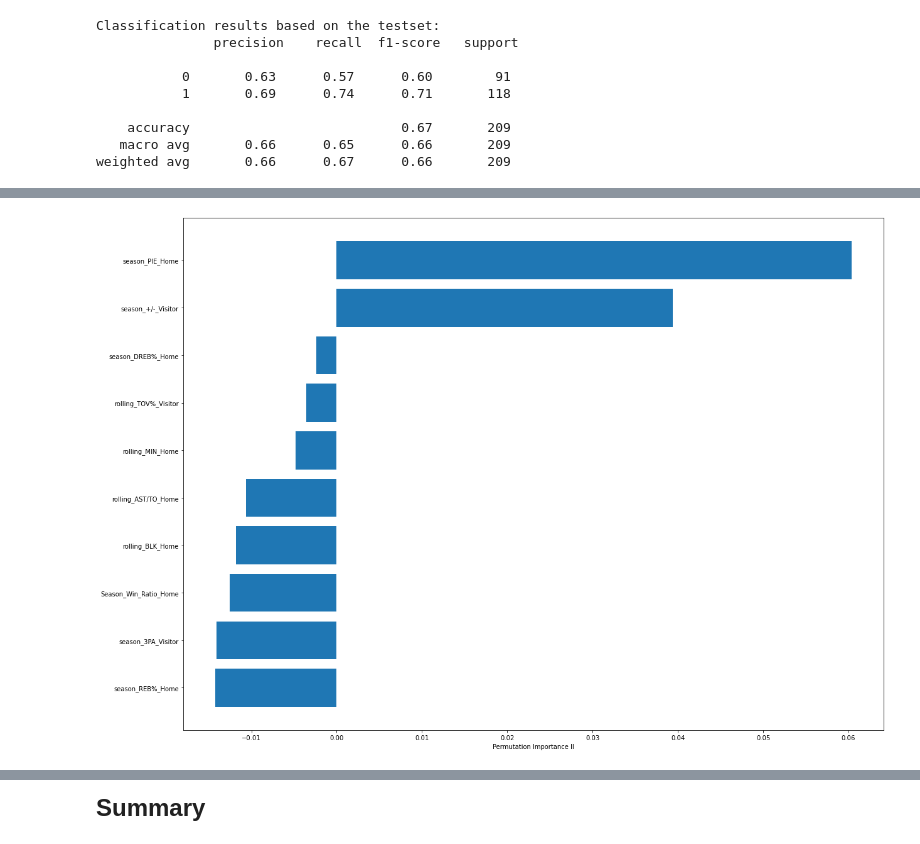
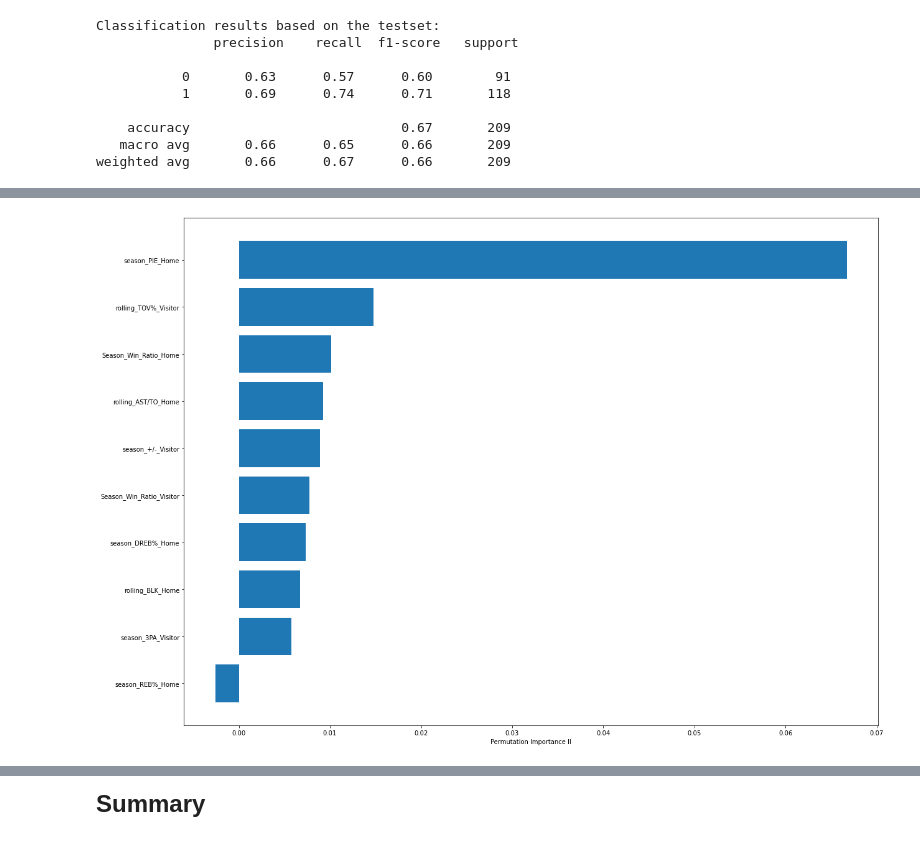
Before and after one commit to wt0034/Springboard, a Jupyter notebook: Capstone 3/Capstone 3.ipynb, the cells around one changed output, grey strips where cells are left out. Cells and saved outputs as stored; diff of their text form; code cells hidden in the pictures.

```diff
--- a/Capstone 3/Capstone 3.ipynb
+++ b/Capstone 3/Capstone 3.ipynb
@@ -847,6 +846,6 @@ Fitting 5 folds for each of 80 candidates, totalling 400 fits
 # %%
 LR_I = Pipeline([('Scaler', StandardScaler()),
-               ('LR', LogisticRegression(C=0.1,  max_iter= 150, penalty='l1', solver = 'liblinear'))])
+               ('LR', LogisticRegression(C=0.1,  max_iter= 100, penalty='l1', solver = 'liblinear'))])
 LR_I.fit(X_train, y_train)
 log_result("LogisticRegression_I", LR_I.predict(X_train), LR_I.predict(X_test))
 # %% [output]
@@ -870,7 +869,7 @@ Name: LogisticRegression_I, dtype: object
 # %%
 # Print top 10 features Using Permutation Importance
 
-perm_importance = permutation_importance(LR_I, X_test, y_test, n_repeats=50, random_state= 42, n_jobs=-1)
+perm_importance = permutation_importance(LR_I, X_test, y_test, n_repeats=200, n_jobs=-1)#, random_state= 42)
 
 feature_names = [feature for feature in X.columns]
 features = np.array(feature_names)
@@ -902,9 +901,9 @@ LR_features_I.reset_index(drop=True)
 # %%
 # Now using the top 10 features to retrain the model
 
-new_features = features[sorted_idx][-10:]
-X_train_LR = X_train[new_features]
-X_test_LR  = X_test[new_features]
+LR_new_features = features[sorted_idx][-10:]
+X_train_LR = X_train[LR_new_features]
+X_test_LR  = X_test[LR_new_features]
 
 params = {'LR__penalty' : ['l1','l2'],
           'LR__C' : [100, 10, 1.0, 0.1, 0.01],
@@ -921,6 +920,6 @@ Fitting 5 folds for each of 80 candidates, totalling 400 fits
 # %%
 LR_II = Pipeline([('Scaler', StandardScaler()),
-               ('LR', LogisticRegression(C=100,  max_iter= 100, penalty='l1', solver = 'liblinear'))])
+               ('LR', LogisticRegression(C=0.1,  max_iter= 100, penalty='l2', solver = 'liblinear'))])
 LR_II.fit(X_train_LR, y_train)
 log_result("LogisticRegression_II", LR_II.predict(X_train_LR), LR_II.predict(X_test_LR))
 # %% [output]
@@ -944,18 +943,18 @@ Name: LogisticRegression_II, dtype: object
 # %%
 # Print top 10 features Using Permutation Importance
 
-perm_importance = permutation_importance(LR_II, X_test_LR, y_test, n_repeats=50, n_jobs=-1, random_state=42)
+perm_importance = permutation_importance(LR_II, X_test_LR, y_test, n_repeats=200, n_jobs=-1)#, random_state=42)
 
-feature_names = new_features
+feature_names = LR_new_features
 features = np.array(feature_names)
 
 sorted_idx = perm_importance.importances_mean.argsort()
 plt.figure(figsize=(20,15))
 plt.barh(features[sorted_idx][-10:], perm_importance.importances_mean[sorted_idx][-10:])
 plt.xlabel("Permutation Importance II")
 plt.rcParams.update({'font.size': 10})
 # %% [output]
-[figure, old version]
+[figure, new version]
 # %%
 LR_features_II = pd.DataFrame({'features': features[sorted_idx][-10:],
                           'permutation_importance': perm_importance.importances_mean[sorted_idx][-10:]}) \
```
Also changed, not shown: parts of 55 cells of this notebook.
